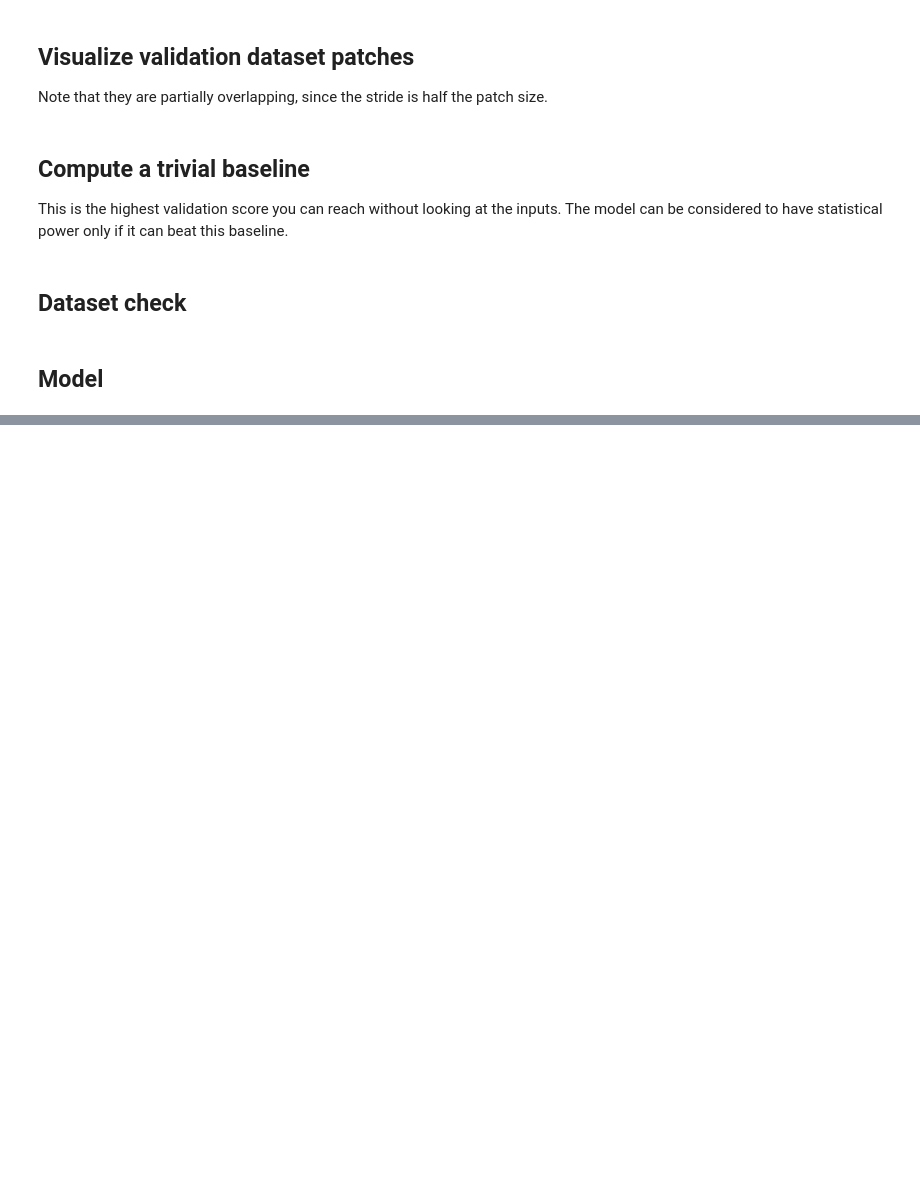
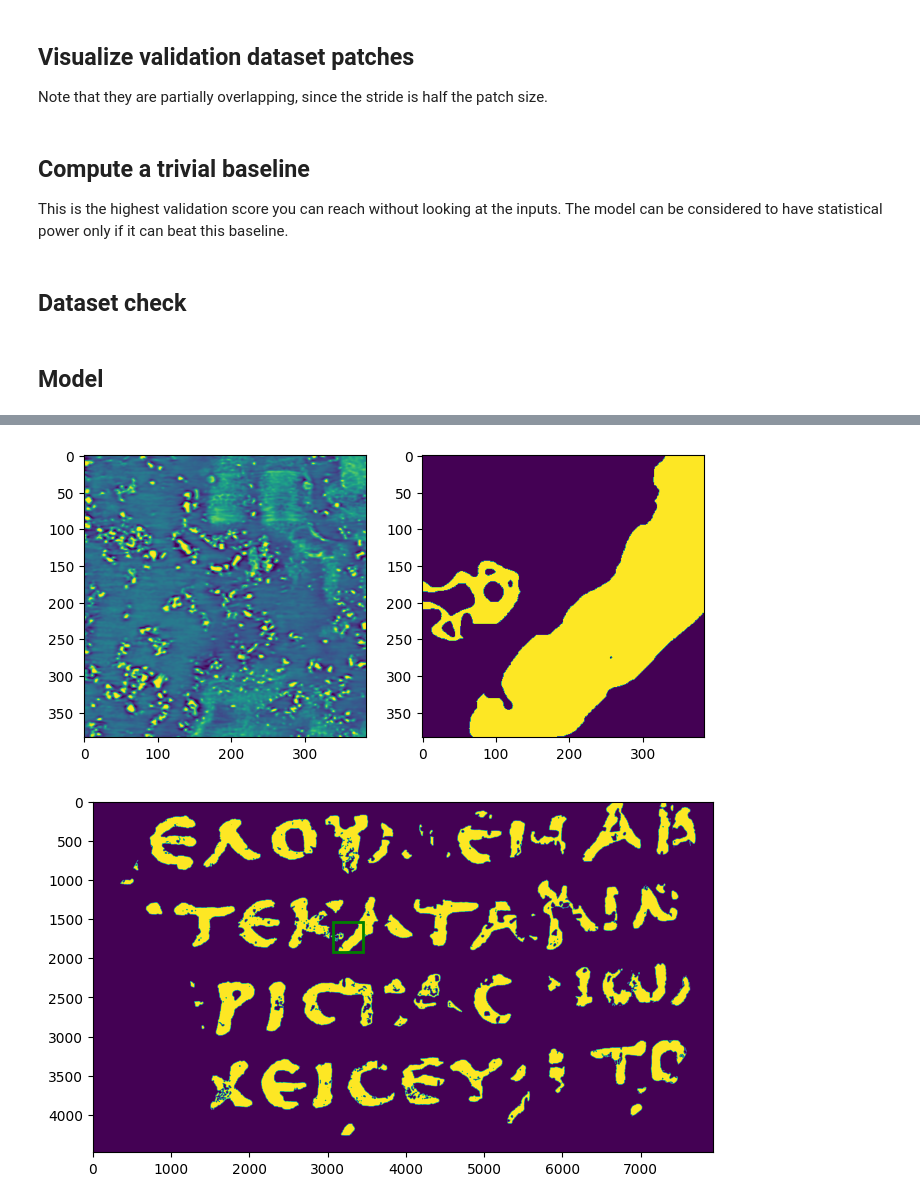
Before and after one commit to fummicc1/kaggle-ink-detection, a Jupyter notebook: keras-starter-kit-unet-train-on-full-dataset.ipynb, the cells around one changed output, grey strips where cells are left out. Cells and saved outputs as stored; diff of their text form; code cells hidden in the pictures; blank space fills up the shorter version.

```diff
--- a/keras-starter-kit-unet-train-on-full-dataset.ipynb
+++ b/keras-starter-kit-unet-train-on-full-dataset.ipynb
@@ -476,10 +479,7 @@ class SubvolumeDataset(Dataset):
                 A.Transpose(p=0.5) if "Transpose" in CFG.augmentation_names else A.Compose([]),
                 A.RandomRotate90(p=0.5,) if "RandomRotate" in CFG.augmentation_names else A.Compose([]),
                 A.ShiftScaleRotate(p=0.7, scale_limit=0.4, rotate_limit=80) if "ShiftScaleRotate" in CFG.augmentation_names else A.Compose([]),
-                A.OneOf([
-                    A.GaussianBlur(),
-                    A.MotionBlur(),
-                ], p=0.2) if "Blur" in CFG.augmentation_names else A.Compose([]),
+                A.MotionBlur(p=0.2) if "Blur" in CFG.augmentation_names else A.Compose([]),
                 A.GridDistortion(num_steps=5, distort_limit=0.15, p=0.2) if "GridDistortion" in CFG.augmentation_names else A.Compose([]),
                 MultichannelNoise(
                     p=0.2,
@@ -1015,34 +1034,37 @@ sample_ds = SubvolumeDataset(
     sample_volume,
     sample_label,
     CFG.BUFFER,
-    is_train=True,
+    is_train=False,
 )
 
-id = 300
+id = 294
 sample_depth = CFG.Z_DIM // 2
 
 fig, ax = plt.subplots(1, 2, figsize=(8, 6))
 
 img = sample_ds[id][0][sample_depth, :, :]
 label = sample_ds[id][1][0, :, :]
 ax[0].imshow(img)
 ax[1].imshow(label)
 
 fig, ax = plt.subplots(figsize=(8, 6))
 
 ax.imshow(sample_label)
 
 y, x = sample_locations[id]
 patch = patches.Rectangle([x - CFG.BUFFER, y - CFG.BUFFER], 2 * CFG.BUFFER, 2 * CFG.BUFFER, linewidth=2, edgecolor='g', facecolor='none')
 ax.add_patch(patch)
 plt.show()
 
 fig, ax = plt.subplots(CFG.Z_DIM, 1, figsize=(12, 36))
 
 for i in range(CFG.Z_DIM):
     img, _ = sample_ds[id]
     img = img[i, :, :]
     ax[i].hist(img.flatten(), bins=1000)  # Plot histogram of the flattened data
     ax[i].set_title(f"Histogram of Channel {i}")  # Add title to the plot
 fig.tight_layout()
 fig.show()
+# %% [output]
+[figure, added]
+[figure, added]
```
Also changed, not shown: parts of 6 cells of this notebook, 1 other file.
